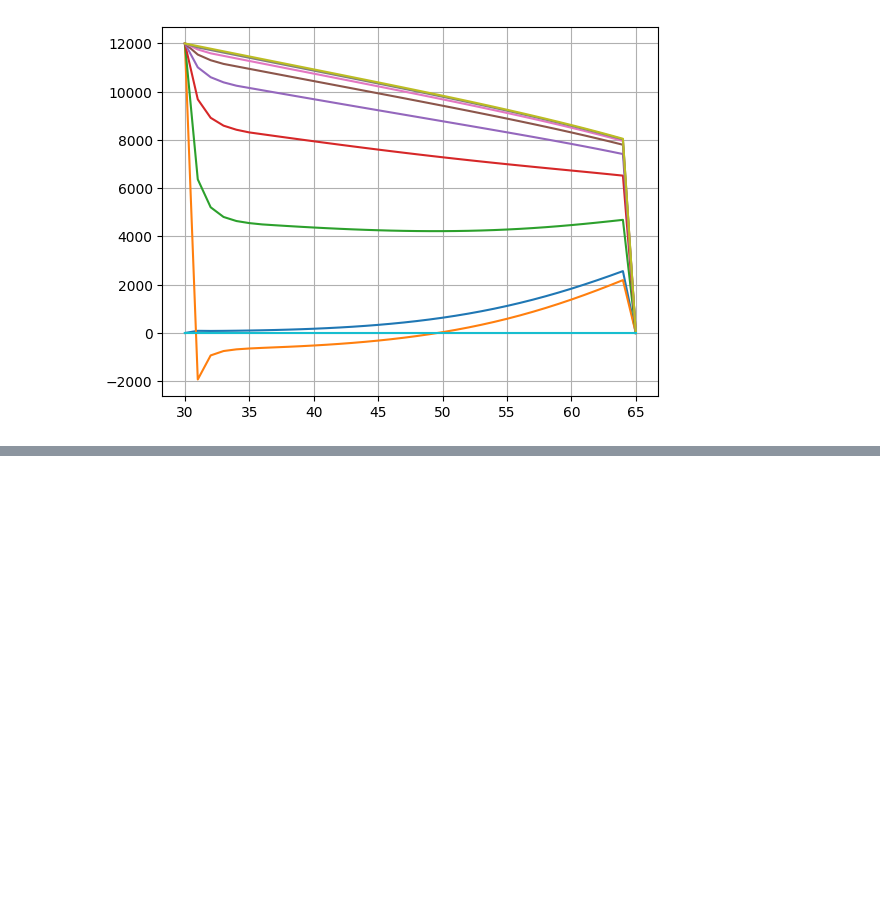
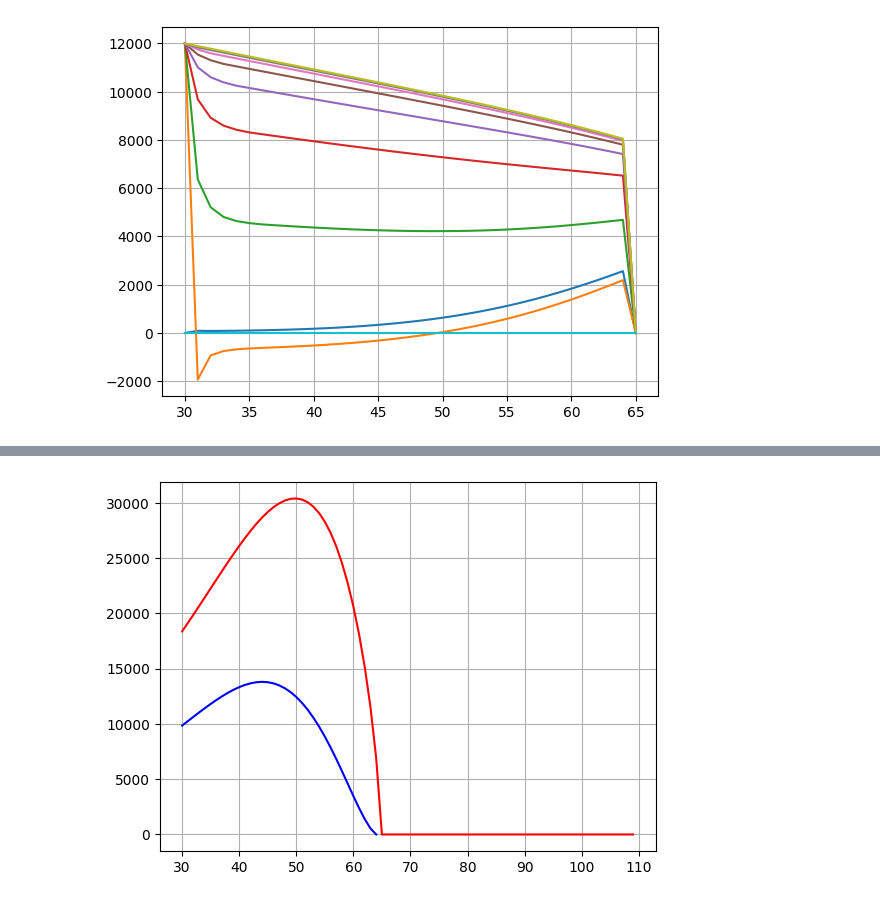
Before and after one commit to michaeldfkoller/lv12, a Jupyter notebook: Notebooks/6_Disability/Disab.ipynb, the cells around one changed output, grey strips where cells are left out. Cells and saved outputs as stored; diff of their text form; code cells hidden in the pictures; blank space fills up the shorter version.

```diff
--- a/Notebooks/6_Disability/Disab.ipynb
+++ b/Notebooks/6_Disability/Disab.ipynb
@@ -323,6 +323,8 @@ plt.grid(True)
 [figure]
 [figure]
 # %%
+print("Disability Annuity temporaty to 65")
+
 x0 = 30
 s  = 65
 iRate = 0.04
@@ -352,14 +354,14 @@ for i in range(iStop,iStart):
 
 
 x = []
-y = []
+y00 = []
 
 for i in range(iStop,iStart):
     x.append(i)
-    y.append(symM.dGetDK(iStart,iStop,i,0))
+    y00.append(symM.dGetDK(iStart,iStop,i,0))
 
 plt.figure(1)
-plt.plot(x,y)
+plt.plot(x,y00)
 plt.grid(True)
 
 plt.figure(2)
@@ -399,3 +401,82 @@ symM.PrintDKs(iStart,iStop)
 symM.PlotCFs(iStart,iStop)
 # %% [output]
 [figure]
+# %%
+print("Disability Annuity lifelong")
+
+x0 = 30
+s_disability  = 65
+s_benefit  = 110
+iRate = 0.04
+Annuity = 12000
+
+iStart = s_benefit
+iStop = x0
+
+symM2 = Markov()
+symM2.vDefineModel(8+2) # *, t plus 8 disabled
+symM2.vSetDiscount(iRate)
+
+# probabilities for the time the person can diable
+for i in range(iStop,s_disability):
+    symM2.vSetPij(i,0,0, 1. - sigma(i) - mua(i)) # 0 -- *
+    symM2.vSetPij(i,0,1, sigma(i)) # 1 -- D_1
+    symM2.vSetPij(i,0,9, mua(i)) # 9 -- t
+    for j in range(8):
+        if j<7: # not absorbing
+            symM2.vSetPij(i,1+j,1+j+1, 1.- mui(i)- rx(i,j))
+            symM2.vSetPij(i,1+j,0, rx(i,j))
+
+        else:
+            symM2.vSetPij(i,8,8, 1.- mui(i))
+        symM2.vSetPij(i,1+j,9, mui(i))
+        # benefit
+        symM2.vSetPre(i,1+j,1+j,Annuity)
+
+# probabilities for the time the person can not diable anymore
+# person can not recover anymore
+for i in range(s_disability,s_benefit):
+    symM2.vSetPij(i,0,0, 1. - mua(i)) # 0 -- *
+    symM2.vSetPij(i,0,1, 0) # 1 -- D_1
+    symM2.vSetPij(i,0,9, mua(i)) # 9 -- t
+    for j in range(8):
+        if j<7: # not absorbing
+            symM2.vSetPij(i,1+j,1+j+1, 1.- mui(i))
+            symM2.vSetPij(i,1+j,0, 0)
+
+        else:
+            symM2.vSetPij(i,8,8, 1.- mui(i))
+        symM2.vSetPij(i,1+j,9, mui(i))
+
+
+        # benefit
+        symM2.vSetPre(i,1+j,1+j,Annuity)
+
+
+x = []
+y = []
+
+for i in range(iStop,iStart):
+    x.append(i)
+    y.append(symM2.dGetDK(iStart,iStop,i,0))
+
+u = len(y00)
+
+plt.figure(1)
+plt.plot(x,y,"r",x[:u],y00,"b")
+plt.grid(True)
+
+plt.figure(2)
+for i in range(iStop,iStart):
+    x = []
+    y = []
+    for j in range(i,iStart):
+        x.append(j)
+        state = min(8,1+(j-i))
+        y.append(symM2.dGetDK(iStart,iStop,j,state))
+        plt.plot(x,y)
+plt.grid(True)
+
+
+symM2.PrintDKs(iStart,iStop)
+# %% [output]
@@ -401,0 +500 @@ symM.PlotCFs(iStart,iStop)
+[figure, added]
```
Also changed, not shown: parts of 2 cells of this notebook, 4 other files.
